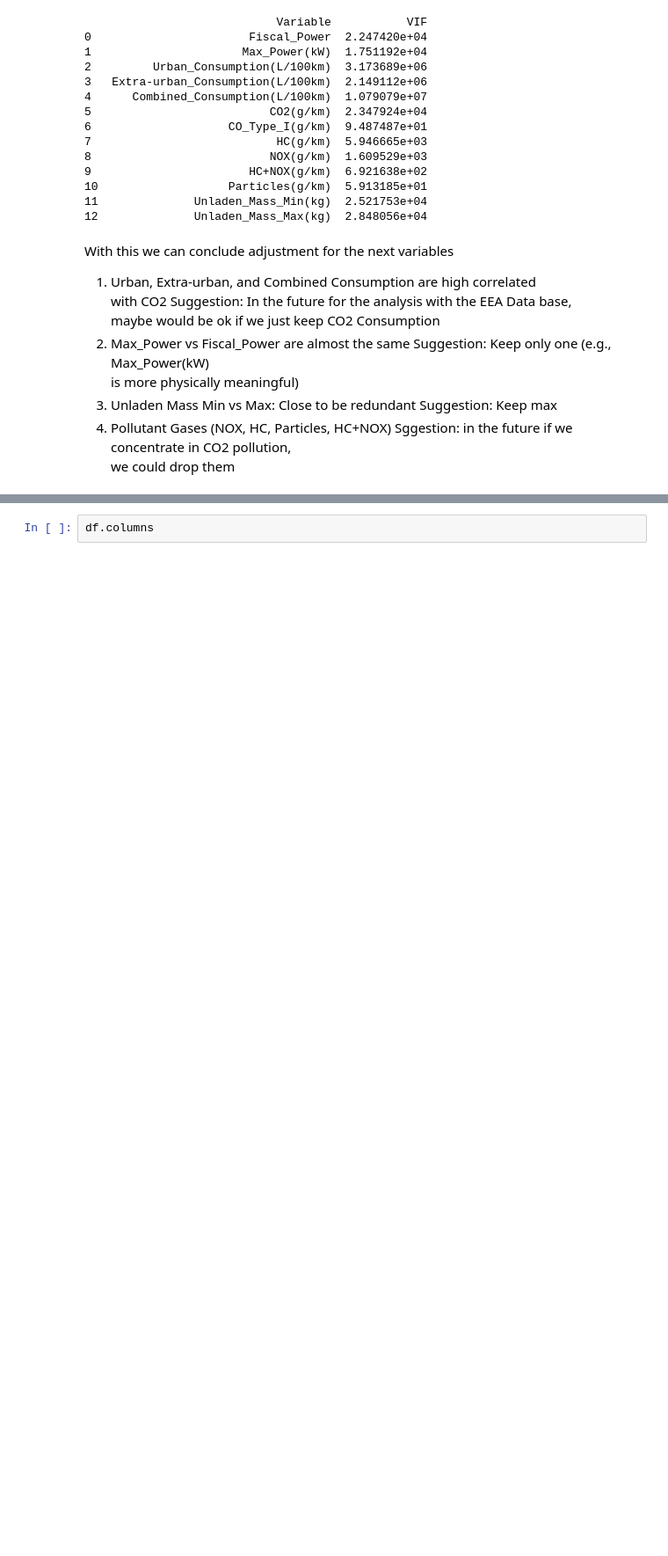
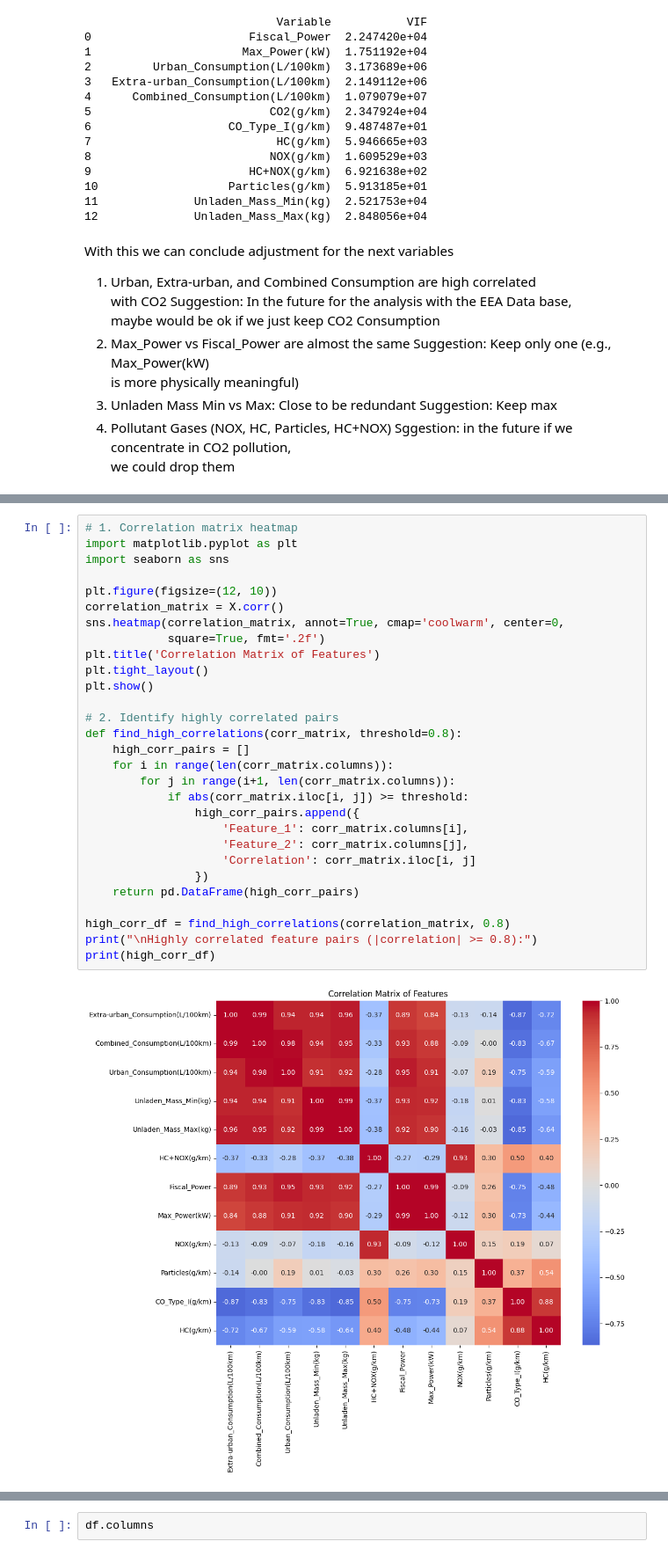
Before and after one commit to Tavocado-S/CO2_Prediction, a Jupyter notebook: notebooks/burak_explo_copy.ipynb, the cells around one changed output, grey strips where cells are left out. Shown at 88% size. Drawn from its saved outputs; the diff is of its cells as text; blank space fills up the shorter version.

```diff
--- a/notebooks/burak_explo_copy.ipynb
+++ b/notebooks/burak_explo_copy.ipynb
@@ -708,0 +708,31 @@ we could drop them
+# %%
+# 1. Correlation matrix heatmap
+import matplotlib.pyplot as plt
+import seaborn as sns
+
+plt.figure(figsize=(12, 10))
+correlation_matrix = X.corr()
+sns.heatmap(correlation_matrix, annot=True, cmap='coolwarm', center=0,
+            square=True, fmt='.2f')
+plt.title('Correlation Matrix of Features')
+plt.tight_layout()
+plt.show()
+
+# 2. Identify highly correlated pairs
+def find_high_correlations(corr_matrix, threshold=0.8):
+    high_corr_pairs = []
+    for i in range(len(corr_matrix.columns)):
+        for j in range(i+1, len(corr_matrix.columns)):
+            if abs(corr_matrix.iloc[i, j]) >= threshold:
+                high_corr_pairs.append({
+                    'Feature_1': corr_matrix.columns[i],
+                    'Feature_2': corr_matrix.columns[j],
+                    'Correlation': corr_matrix.iloc[i, j]
+                })
+    return pd.DataFrame(high_corr_pairs)
+
+high_corr_df = find_high_correlations(correlation_matrix, 0.8)
+print("\nHighly correlated feature pairs (|correlation| >= 0.8):")
+print(high_corr_df)
+# %% [output]
+[figure, added]
```
Also changed, not shown: parts of 24 cells of this notebook, 1 other file.
